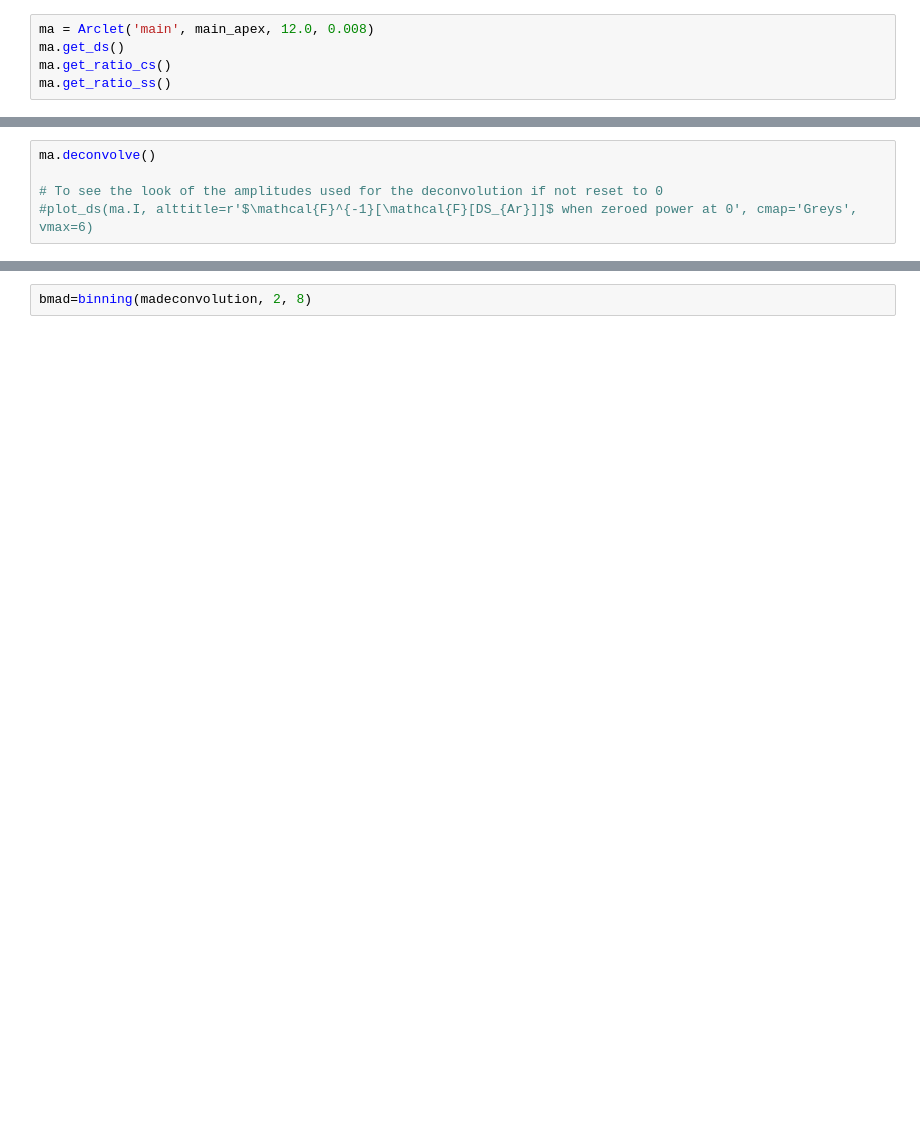
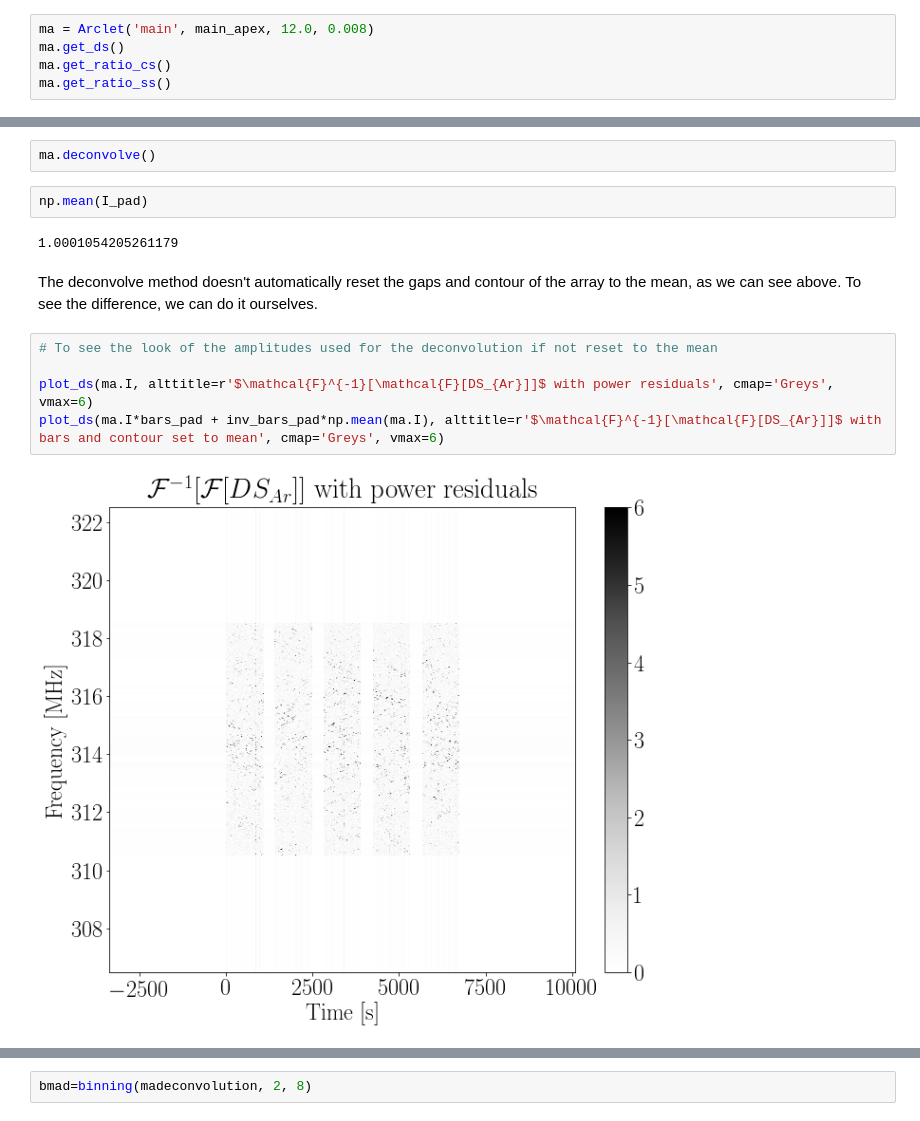
Before and after one commit to bdesy/b0834, a Jupyter notebook: notebooks/Arclet_object.ipynb, the cells around one changed output, grey strips where cells are left out. Drawn from its saved outputs; the diff is of its cells as text; blank space fills up the shorter version.

```diff
--- a/notebooks/Arclet_object.ipynb
+++ b/notebooks/Arclet_object.ipynb
@@ -313,5 +317,15 @@ plot_ss(pltss, cmap='Greys',  mask=binning(ma.mask, 2, 8), alpha=0.2, start=plts
+# %%
+ma.deconvolve()
+# %%
+np.mean(I_pad)
+# %% [output]
+1.0001054205261179
+# %% [markdown]
+The deconvolve method doesn't automatically reset the gaps and contour of the array to the mean, as we can see above. To see the difference, we can do it ourselves.
 # %%
-ma.deconvolve()
+# To see the look of the amplitudes used for the deconvolution if not reset to the mean
 
-# To see the look of the amplitudes used for the deconvolution if not reset to 0
-#plot_ds(ma.I, alttitle=r'$\mathcal{F}^{-1}[\mathcal{F}[DS_{Ar}]]$ when zeroed power at 0', cmap='Greys', vmax=6)
+plot_ds(ma.I, alttitle=r'$\mathcal{F}^{-1}[\mathcal{F}[DS_{Ar}]]$ with power residuals', cmap='Greys', vmax=6)
+plot_ds(ma.I*bars_pad + inv_bars_pad*np.mean(ma.I), alttitle=r'$\mathcal{F}^{-1}[\mathcal{F}[DS_{Ar}]]$ with bars and contour set to mean', cmap='Greys', vmax=6)
+# %% [output]
+[figure, added]
```
Also changed, not shown: parts of 14 cells of this notebook, 2 other files.
